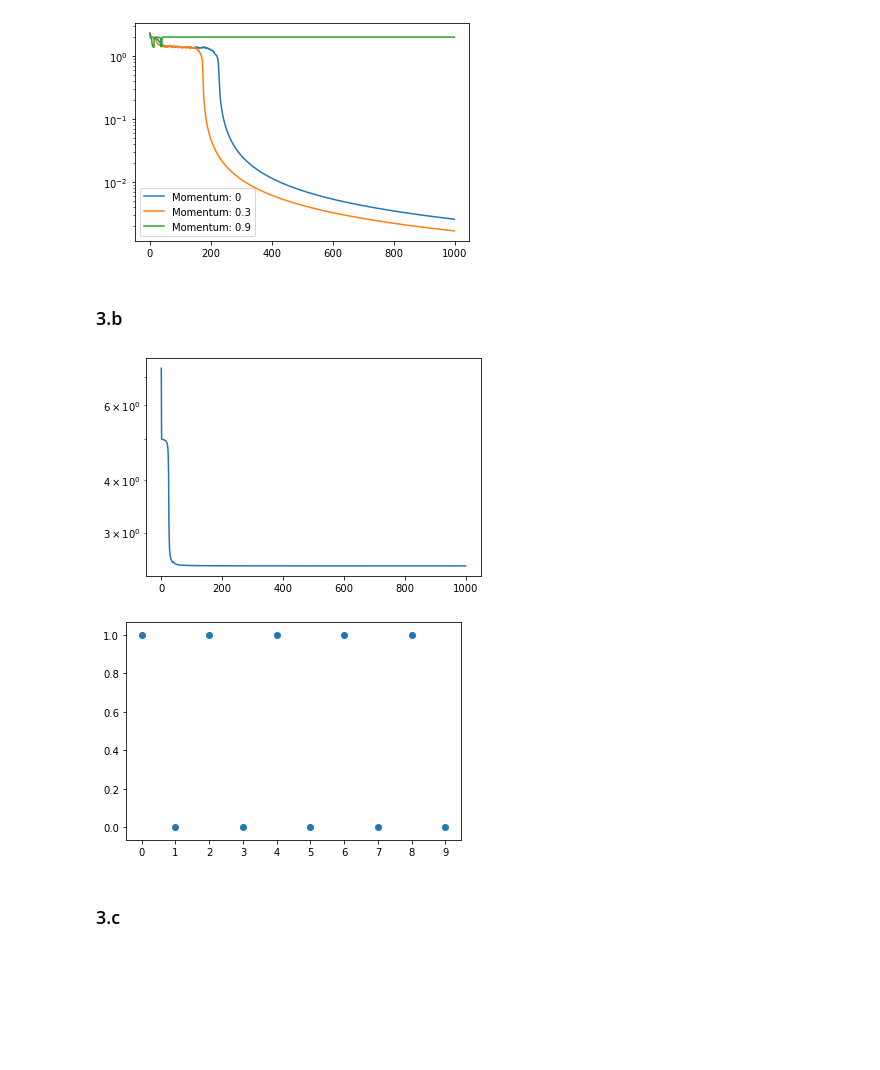
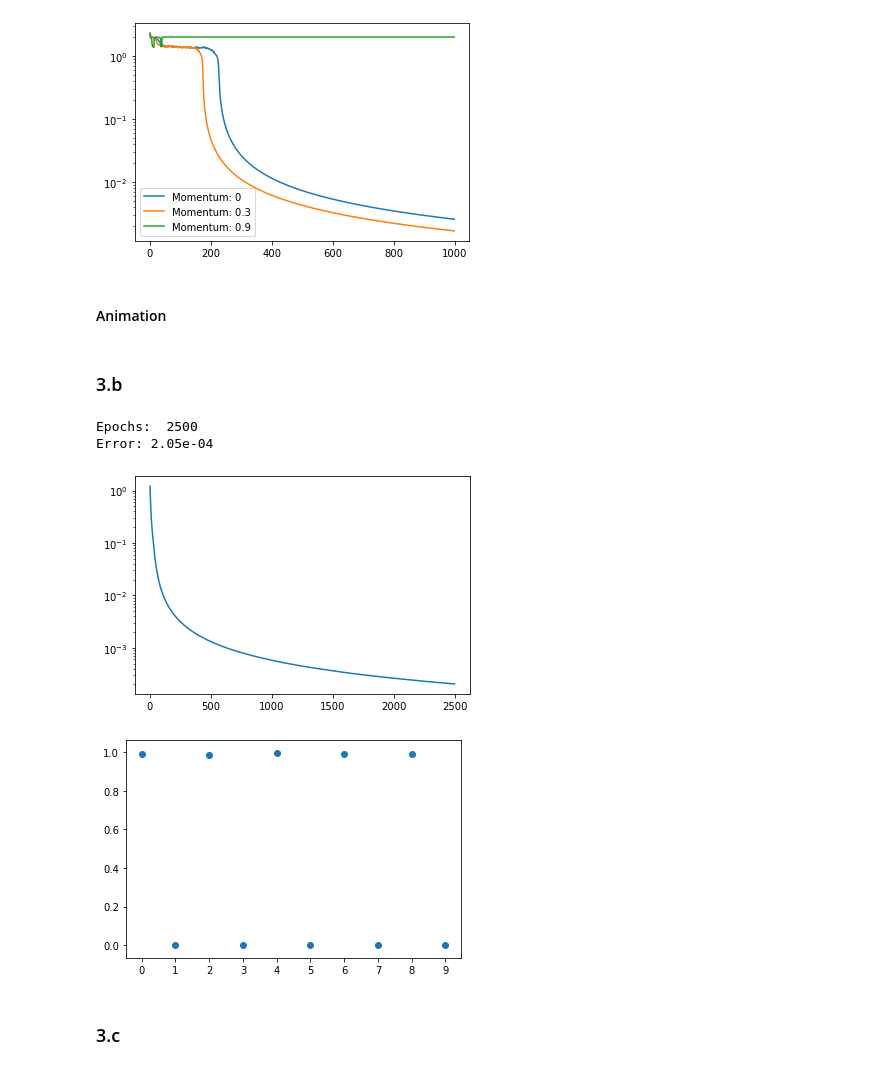
Before and after one commit to Natu17/TPs_SIA, a Jupyter notebook: TP3/TP3.ipynb, the cells around one changed output. Drawn from its saved outputs; the diff is of its cells as text; code cells hidden in the pictures; blank space fills up the shorter version.

```diff
--- a/TP3/TP3.ipynb
+++ b/TP3/TP3.ipynb
@@ -202,3 +202,5 @@ plt.yscale('log')
 plt.show()
 # %% [output]
 [figure]
+# %% [markdown]
+#### Animation
@@ -210,26 +259,31 @@ from datasets import number_images
 dataset = []
 
 for i, img in enumerate(number_images):
-    dataset.append((np.array(img).flatten(), [1-(2*(i % 2) - 1)]))
+    dataset.append((np.array(img).flatten(), [1-i % 2]))
 # %%
-network = Network(structure=([35, 30, 20, 10, 5, 1]),
-                  activation='tanh', seed=17, args={'b': 1})
-errors = network.train(dataset, learning_rate=0.01, epochs=1000, momentum=0.9)
+network = Network(structure=([35, 30,20, 1]),
+                  activation='sigmoid', seed=17, args={'b': 0.4})
+errors = network.train(dataset, learning_rate=0.1, epochs=2500, momentum=0)
+
+print("Epochs: ", len(errors))
+print("Error: {:.2e}".format(errors[-1]))
 
 plt.figure("error - Par o impar")
 plt.yscale('log')
 plt.plot(errors)
 plt.show()
 
 x = [i for i in range(10)]
 y = [network.feedforward(dataset[i][0])[0] for i in x]
 
 plt.figure("par o impar")
 plt.scatter(x, y)
 plt.xticks(x)
 plt.show()
 # %% [output]
+Epochs:  2500
+Error: 2.05e-04
-[figure, old version]
+[figure, new version]
 [figure]
 # %% [markdown]
 ### 3.c
```
Also changed, not shown: parts of 8 cells of this notebook, 1 other file.
